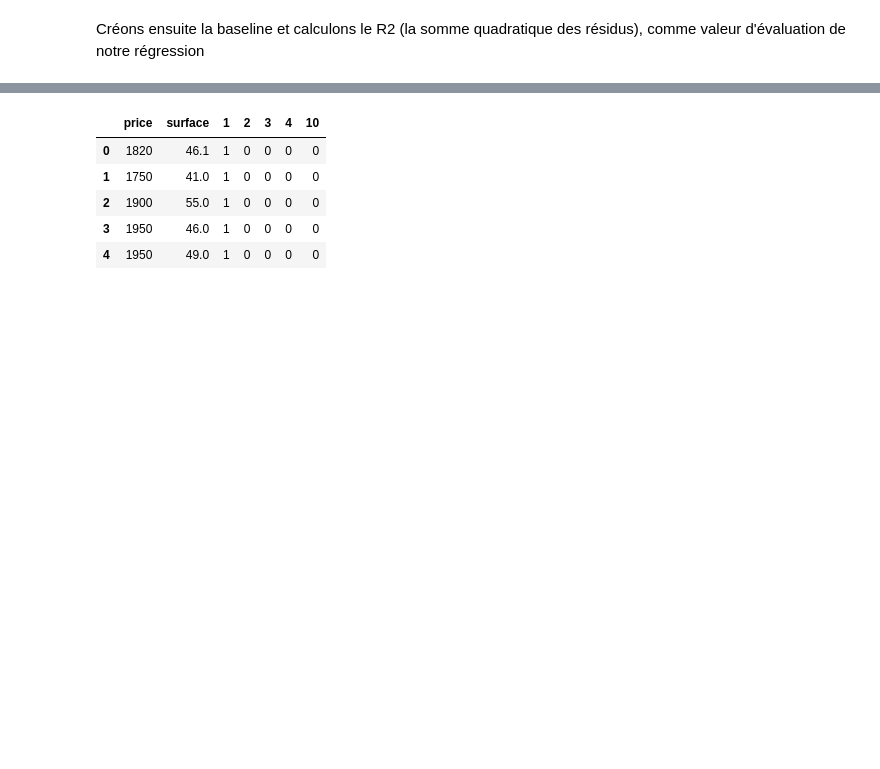
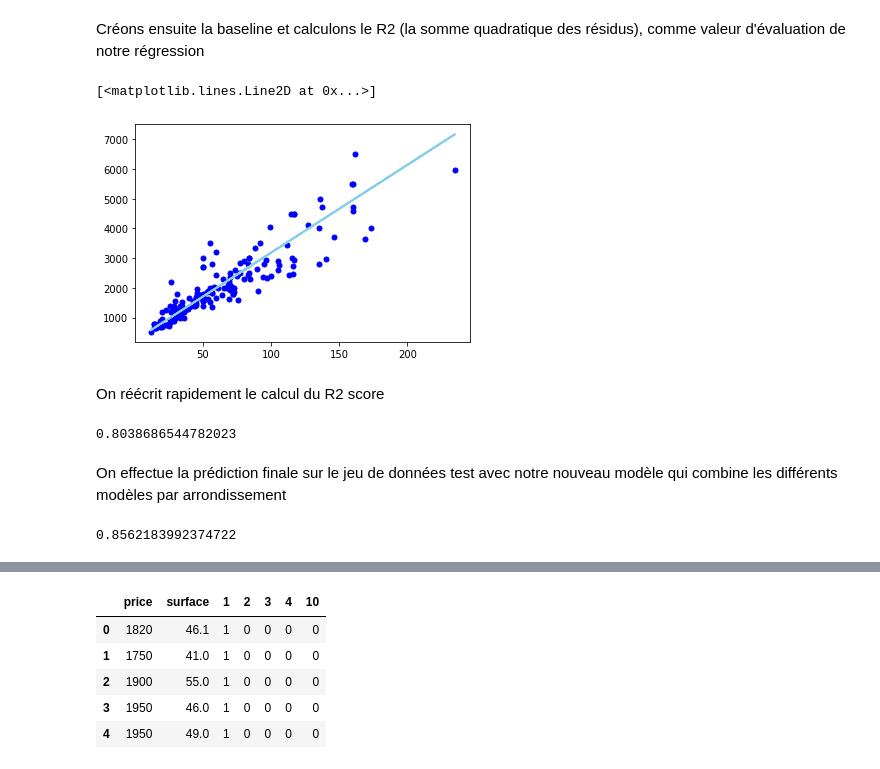
Before and after one commit to ericdasse28/Prediction-loyer-paris, a Jupyter notebook: Prédiction_de_loyer_avec_arrondissement.ipynb, the cells around one changed output, grey strips where cells are left out. Cells and saved outputs as stored; diff of their text form; code cells hidden in the pictures; blank space fills up the shorter version.

Commit message:
Created using Colaboratory : Ajout d'un modèle de prédiction en fonction de la surface. Il a été personnalisé par arrondissement

```diff
--- a/Prédiction_de_loyer_avec_arrondissement.ipynb
+++ b/Prédiction_de_loyer_avec_arrondissement.ipynb
@@ -121,0 +121,24 @@ lr_baseline = lf.fit(X_train[["surface"]], y_train)
+# %%
+# Modélisation uniquement en tenant compte de la surface du logement
+lr = LinearRegression()
+lr_baseline = lr.fit(X_train[["surface"]], y_train)
+baseline_pred = lr.predict(X_test[["surface"]])
+
+plt.plot(X_test[["surface"]], y_test, 'bo', markersize=5)
+plt.plot(X_test[["surface"]], baseline_pred, color="skyblue", linewidth=2)
+# %% [output]
+[<matplotlib.lines.Line2D at 0x...>]
+[figure, added]
+# %% [markdown]
+On réécrit rapidement le calcul du R2 score
+# %%
+def sumsq(x,y):
+  return sum((x - y)**2)
+
+def r2score(pred, target):
+  return 1 - sumsq(pred, target) / sumsq(target, np.mean(target))
+
+score_bl = r2score(baseline_pred[:,0], y_test['price'])
+print(score_bl)
+# %% [output]
+0.8038686544782023
@@ -121,0 +161,11 @@ lr_baseline = lf.fit(X_train[["surface"]], y_train)
+# %% [markdown]
+On effectue la prédiction finale sur le jeu de données test avec notre nouveau modèle qui combine les différents modèles par arrondissement
+# %%
+final_pred = []
+
+for idx, val in X_test.iterrows():
+  final_pred.append(lrs[int(val["arrondissement"]-1)].predict([[val["surface"]]])[0][0])
+
+r2score(final_pred, y_test["price"])
+# %% [output]
+0.8562183992374722
```
Also changed, not shown: parts of 7 cells of this notebook.
